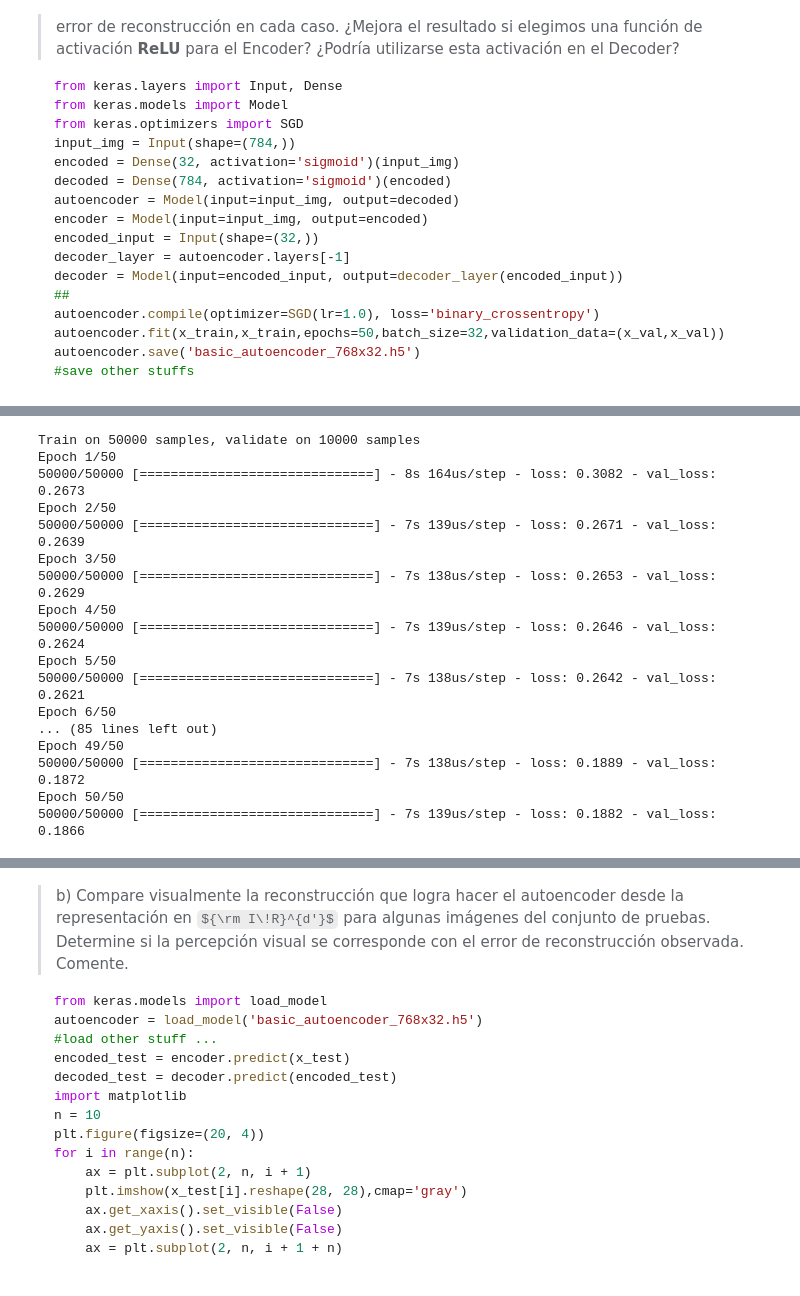
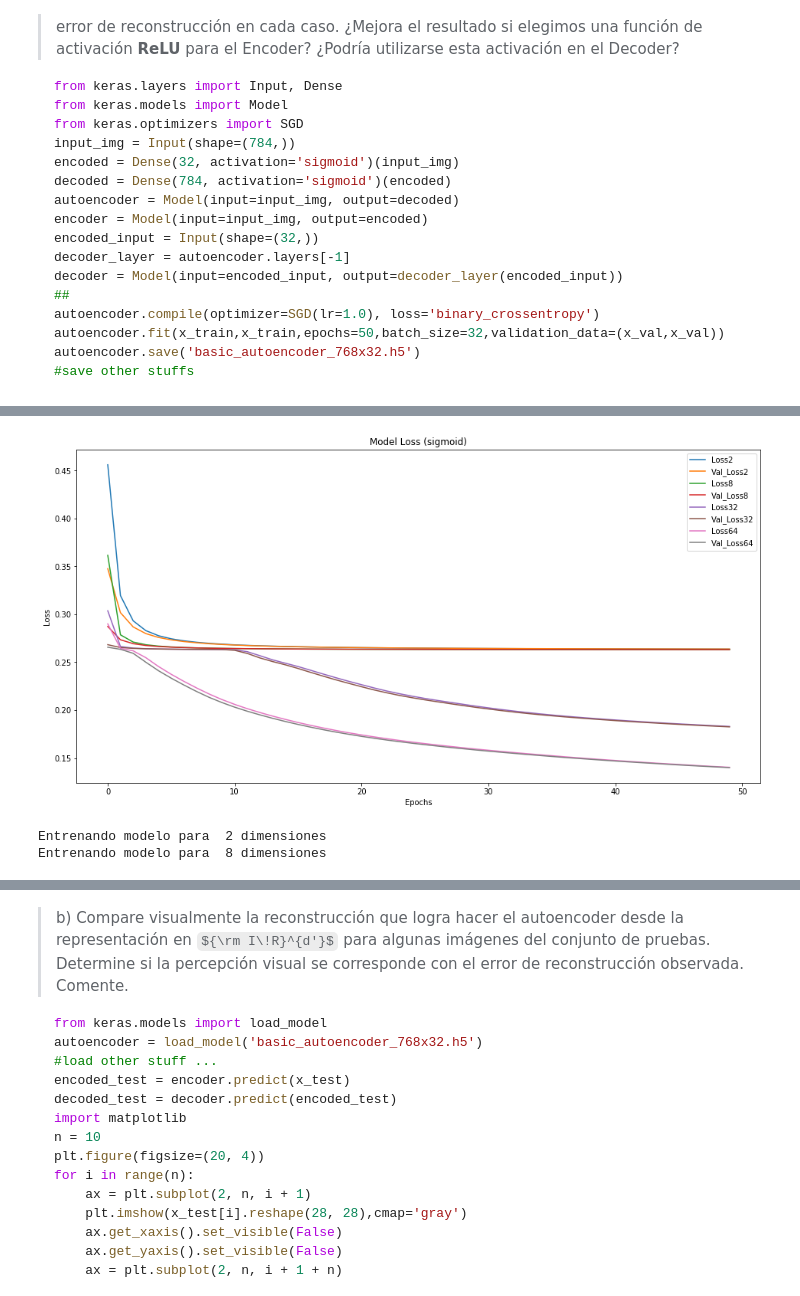
Before and after one commit to AlfredoAlfi/NNTarea2, a Jupyter notebook: Pregunta3.ipynb, the cells around one changed output, grey strips where cells are left out. Drawn from its saved outputs; the diff is of its cells as text; code cells hidden in the pictures; some formulas as TeX source.

```diff
--- a/Pregunta3.ipynb
+++ b/Pregunta3.ipynb
@@ -111,9 +158,38 @@ y_test = np_utils.to_categorical(y_test, 10)
+# %%
+import matplotlib.pyplot as plt
+%matplotlib inline
+
+i=0
+plt.figure(figsize=(16, 8))
+for hist in hist1:
+    plt.plot(hist.history['loss'],label="Loss"+str(dimns[i]))
+    plt.plot(hist.history['val_loss'],label="Val_Loss"+str(dimns[i]))
+    i+=1
+
+plt.title("Model Loss (sigmoid)")
+plt.ylabel('Loss')
+plt.xlabel('Epochs')
+plt.legend(loc="upper right")
+plt.show()
+# %% [output]
+[figure, added]
 # %%
-input_img = Input(shape=(784,))
-encoded = Dense(32, activation='sigmoid')(input_img)
-decoded = Dense(784, activation='sigmoid')(encoded)
-autoencoder = Model(inputs=input_img, output=decoded)
-encoder = Model(inputs=input_img, output=encoded)
-encoded_input = Input(shape=(32,))
-decoder_layer = autoencoder.layers[-1]
-decoder = Model(inputs=encoded_input, output=decoder_layer(encoded_input))
+hist1_relu=[]
+for dim in dimns:
+    print ("Entrenando modelo para ", dim, "dimensiones")
+    input_img = Input(shape=(784,))
+    encoded = Dense(dim, activation='relu')(input_img)
+    decoded = Dense(784, activation='sigmoid')(encoded)
+    autoencoder = Model(inputs=input_img, outputs=decoded)
+    encoder = Model(inputs=input_img, outputs=encoded)
+    encoded_input = Input(shape=(dim,))
+    decoder_layer = autoencoder.layers[-1]
+    decoder = Model(inputs=encoded_input, outputs=decoder_layer(encoded_input))
+
+    autoencoder.compile(optimizer=SGD(lr=1.0), loss='binary_crossentropy')
+    hist = autoencoder.fit(x_train,x_train,epochs=50,batch_size=32,verbose=0,shuffle=True,validation_data=(x_val, x_val))
+    autoencoder.save('basic_autoencoder_relu_768x'+str(dim)+'.h5')
+    hist1_relu.append(hist)
+# %% [output]
+Entrenando modelo para  2 dimensiones
+Entrenando modelo para  8 dimensiones
@@ -124,21 +195,0 @@ decoder = Model(inputs=encoded_input, output=decoder_layer(encoded_input))
-# %%
-autoencoder.compile(optimizer=SGD(lr=1.0), loss='binary_crossentropy')
-hist = autoencoder.fit(x_train,x_train,epochs=50,batch_size=32,shuffle=True,validation_data=(x_val, x_val))
-# %% [output]
-Train on 50000 samples, validate on 10000 samples
-Epoch 1/50
-50000/50000 [==============================] - 8s 164us/step - loss: 0.3082 - val_loss: 0.2673
-Epoch 2/50
-50000/50000 [==============================] - 7s 139us/step - loss: 0.2671 - val_loss: 0.2639
-Epoch 3/50
-50000/50000 [==============================] - 7s 138us/step - loss: 0.2653 - val_loss: 0.2629
-Epoch 4/50
-50000/50000 [==============================] - 7s 139us/step - loss: 0.2646 - val_loss: 0.2624
-Epoch 5/50
-50000/50000 [==============================] - 7s 138us/step - loss: 0.2642 - val_loss: 0.2621
-Epoch 6/50
-... (85 lines left out)
-Epoch 49/50
-50000/50000 [==============================] - 7s 138us/step - loss: 0.1889 - val_loss: 0.1872
-Epoch 50/50
-50000/50000 [==============================] - 7s 139us/step - loss: 0.1882 - val_loss: 0.1866
```
Also changed, not shown: parts of 57 cells of this notebook, 38 other files.
